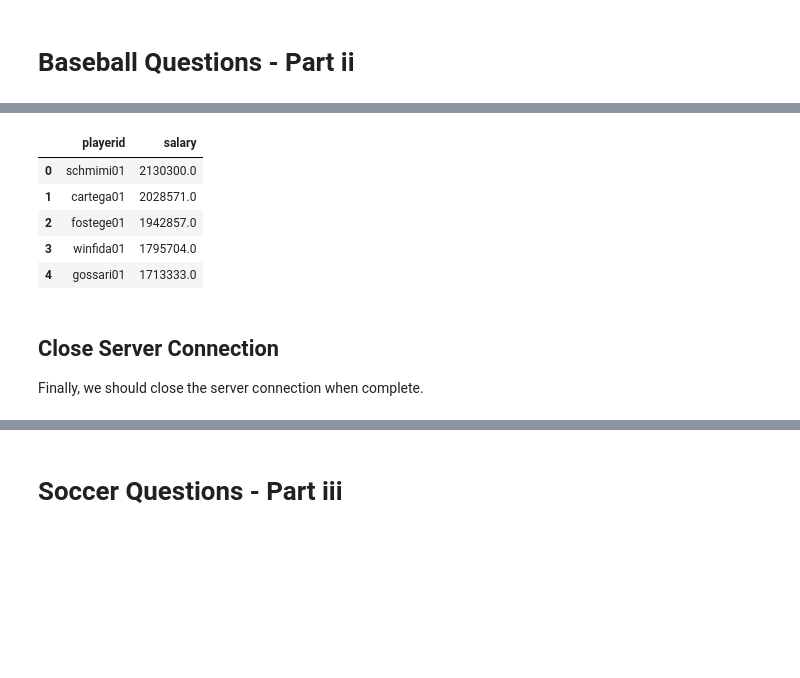
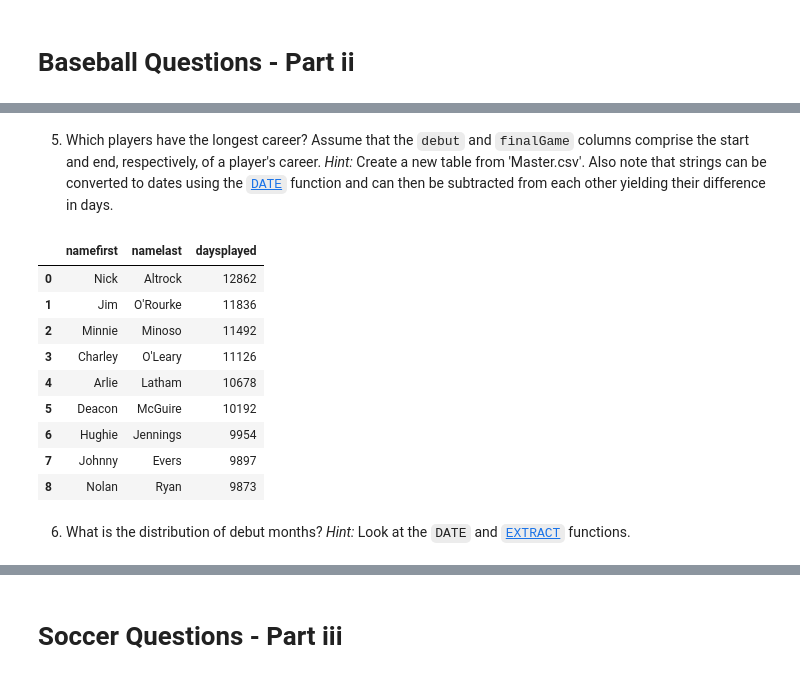
Before and after one commit to spencertollefson/deliverables-metis, a Jupyter notebook: challenges/challenge_set_09_sql_spencertollefson.ipynb, the cells around one changed output, grey strips where cells are left out. Saved outputs shown, nothing was run; the diff lists cells and outputs as text; code cells hidden in the pictures; blank space fills up the shorter version.

Commit message:
sql challenge update. and mongodb practice. and html practice

```diff
--- a/challenges/challenge_set_09_sql_spencertollefson.ipynb
+++ b/challenges/challenge_set_09_sql_spencertollefson.ipynb
@@ -78,7 +83,7 @@ ORDER BY AvgPrice DESC;
 # %%
 from sshtunnel import SSHTunnelForwarder
 
-AWS_IP_ADDRESS = '34.215.20.24'
+AWS_IP_ADDRESS = '54.245.34.41'
 AWS_USERNAME = 'spencer'
 SSH_KEY_PATH = '/home/spencer/.ssh/id_rsa'
 
@@ -163,19 +213,24 @@ Finally, this example finds five players from the year 1985 whose salary was abo
+# %% [markdown]
+5. Which players have the longest career? Assume that the `debut` and `finalGame` columns comprise the start and end, respectively, of a player's career. *Hint:* Create a new table from 'Master.csv'. Also note that strings can be converted to dates using the [`DATE`](https://wiki.postgresql.org/wiki/Working_with_Dates_and_Times_in_PostgreSQL#WORKING_with_DATETIME.2C_DATE.2C_and_INTERVAL_VALUES) function and can then be subtracted from each other yielding their difference in days.
 # %%
-sql_query = '''SELECT playerid, salary
-               FROM Salaries
-               WHERE yearid = '1985' AND salary > '500000'
-               ORDER BY salary DESC
-               LIMIT 5;'''
+sql_query = ''' SELECT namefirst, namelast, (finalgame - debut) AS daysplayed
+                FROM master
+                WHERE finalgame = finalgame AND debut = debut
+                ORDER BY daysplayed DESC
+                LIMIT 9
+                ;'''
 
 pd.read_sql_query(sql_query, cnx)
 # %% [output]
-|  | playerid | salary |
-| 0 | schmimi01 | 2130300.0 |
-| 1 | cartega01 | 2028571.0 |
-| 2 | fostege01 | 1942857.0 |
-| 3 | winfida01 | 1795704.0 |
-| 4 | gossari01 | 1713333.0 |
+|  | namefirst | namelast | daysplayed |
+| 0 | Nick | Altrock | 12862 |
+| 1 | Jim | O'Rourke | 11836 |
+| 2 | Minnie | Minoso | 11492 |
+| 3 | Charley | O'Leary | 11126 |
+| 4 | Arlie | Latham | 10678 |
+| 5 | Deacon | McGuire | 10192 |
+| 6 | Hughie | Jennings | 9954 |
+| 7 | Johnny | Evers | 9897 |
+| 8 | Nolan | Ryan | 9873 |
-# %% [markdown]
-## Close Server Connection
-
-Finally, we should close the server connection when complete.
+# %% [markdown]
+6. What is the distribution of debut months? *Hint:* Look at the `DATE` and [`EXTRACT`](https://www.postgresql.org/docs/current/static/functions-datetime.html#FUNCTIONS-DATETIME-EXTRACT) functions.
```
Also changed, not shown: parts of 64 cells of this notebook, 37 other files.
